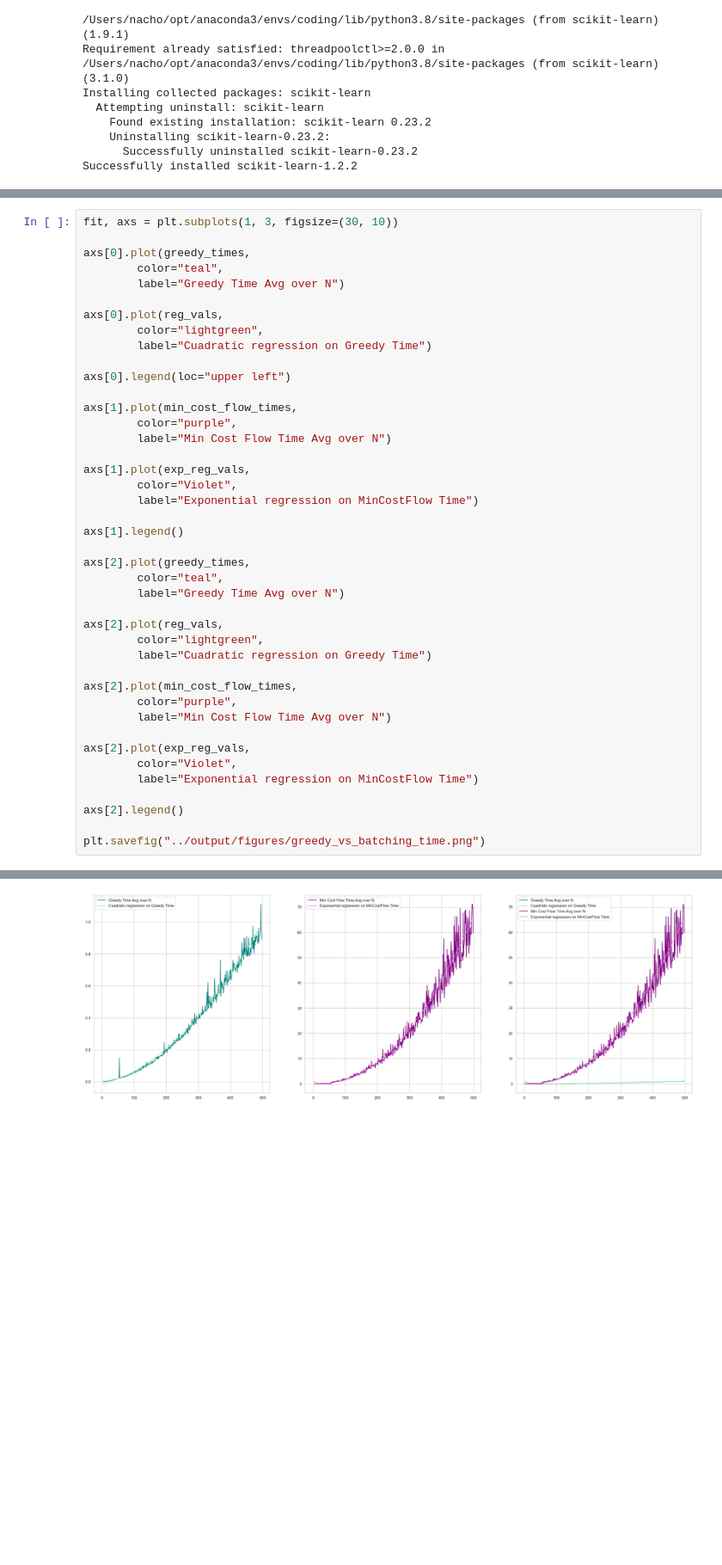
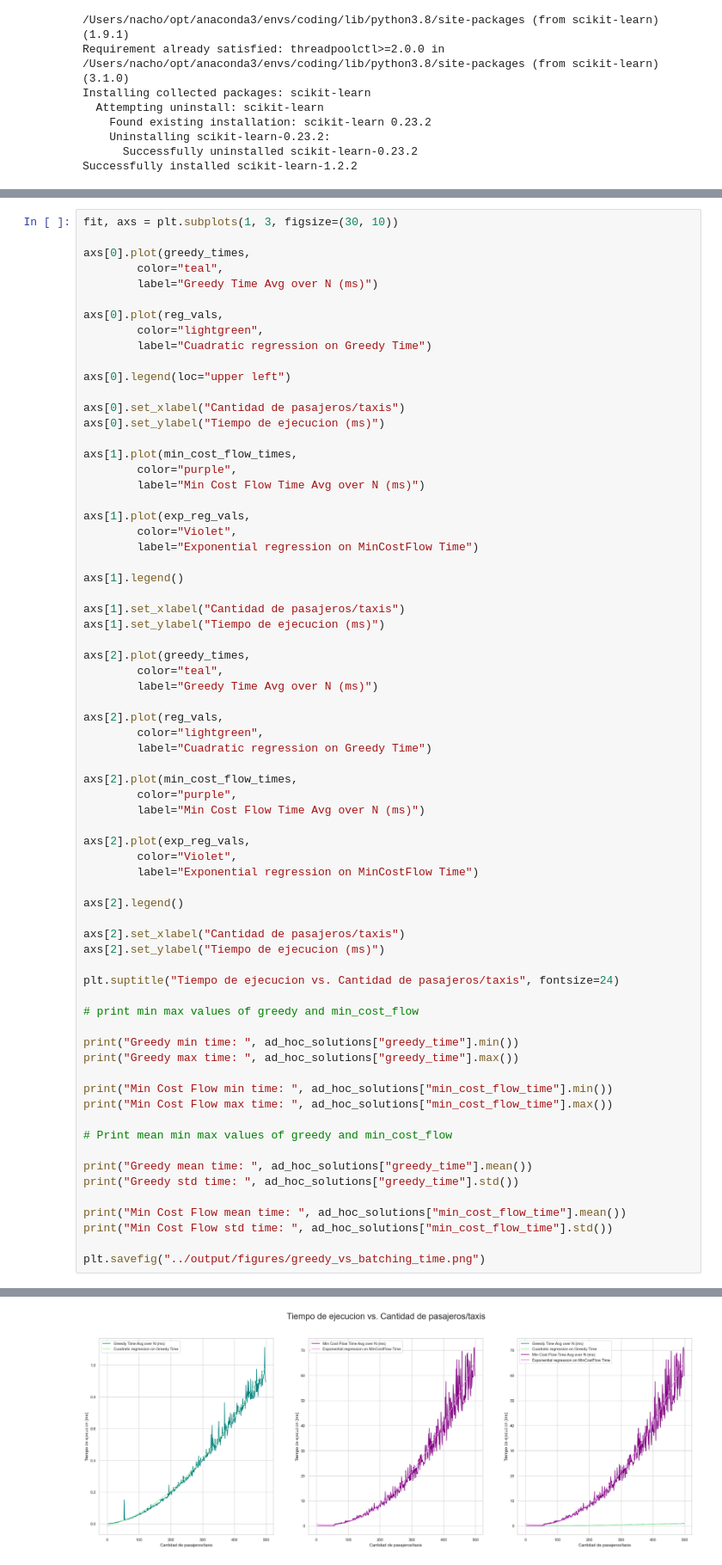
Before and after one commit to Luquish/TP1_TDV, a Jupyter notebook: src/scripts/experimentacion.ipynb, the cells around one changed output, grey strips where cells are left out. Shown at 86% size. Saved outputs shown, nothing was run; the diff lists cells and outputs as text; blank space fills up the shorter version.

```diff
--- a/src/scripts/experimentacion.ipynb
+++ b/src/scripts/experimentacion.ipynb
@@ -830,7 +949,7 @@ fit, axs = plt.subplots(1, 3, figsize=(30, 10))
 
 axs[0].plot(greedy_times,
         color="teal",
-        label="Greedy Time Avg over N")
+        label="Greedy Time Avg over N (ms)")
 
 axs[0].plot(reg_vals,
         color="lightgreen",
@@ -838,9 +957,12 @@ axs[0].plot(reg_vals,
 
 axs[0].legend(loc="upper left")
 
+axs[0].set_xlabel("Cantidad de pasajeros/taxis")
+axs[0].set_ylabel("Tiempo de ejecucion (ms)")
+
 axs[1].plot(min_cost_flow_times,
         color="purple",
-        label="Min Cost Flow Time Avg over N")
+        label="Min Cost Flow Time Avg over N (ms)")
 
 axs[1].plot(exp_reg_vals,
         color="Violet",
@@ -848,9 +970,12 @@ axs[1].plot(exp_reg_vals,
 
 axs[1].legend()
 
+axs[1].set_xlabel("Cantidad de pasajeros/taxis")
+axs[1].set_ylabel("Tiempo de ejecucion (ms)")
+
 axs[2].plot(greedy_times,
         color="teal",
-        label="Greedy Time Avg over N")
+        label="Greedy Time Avg over N (ms)")
 
 axs[2].plot(reg_vals,
         color="lightgreen",
@@ -858,7 +983,7 @@ axs[2].plot(reg_vals,
 
 axs[2].plot(min_cost_flow_times,
         color="purple",
-        label="Min Cost Flow Time Avg over N")
+        label="Min Cost Flow Time Avg over N (ms)")
 
 axs[2].plot(exp_reg_vals,
         color="Violet",
@@ -866,5 +991,26 @@ axs[2].plot(exp_reg_vals,
 
 axs[2].legend()
 
+axs[2].set_xlabel("Cantidad de pasajeros/taxis")
+axs[2].set_ylabel("Tiempo de ejecucion (ms)")
+
+plt.suptitle("Tiempo de ejecucion vs. Cantidad de pasajeros/taxis", fontsize=24)
+
+# print min max values of greedy and min_cost_flow
+
+print("Greedy min time: ", ad_hoc_solutions["greedy_time"].min())
+print("Greedy max time: ", ad_hoc_solutions["greedy_time"].max())
+
+print("Min Cost Flow min time: ", ad_hoc_solutions["min_cost_flow_time"].min())
+print("Min Cost Flow max time: ", ad_hoc_solutions["min_cost_flow_time"].max())
+
+# Print mean min max values of greedy and min_cost_flow
+
+print("Greedy mean time: ", ad_hoc_solutions["greedy_time"].mean())
+print("Greedy std time: ", ad_hoc_solutions["greedy_time"].std())
+
+print("Min Cost Flow mean time: ", ad_hoc_solutions["min_cost_flow_time"].mean())
+print("Min Cost Flow std time: ", ad_hoc_solutions["min_cost_flow_time"].std())
+
 plt.savefig("../output/figures/greedy_vs_batching_time.png")
 # %% [output]
@@ -871 +1025 @@ plt.savefig("../output/figures/greedy_vs_batching_time.png")
-[figure, old version]
+[figure, new version]
```
Also changed, not shown: parts of 9 cells of this notebook, 15 other files.
